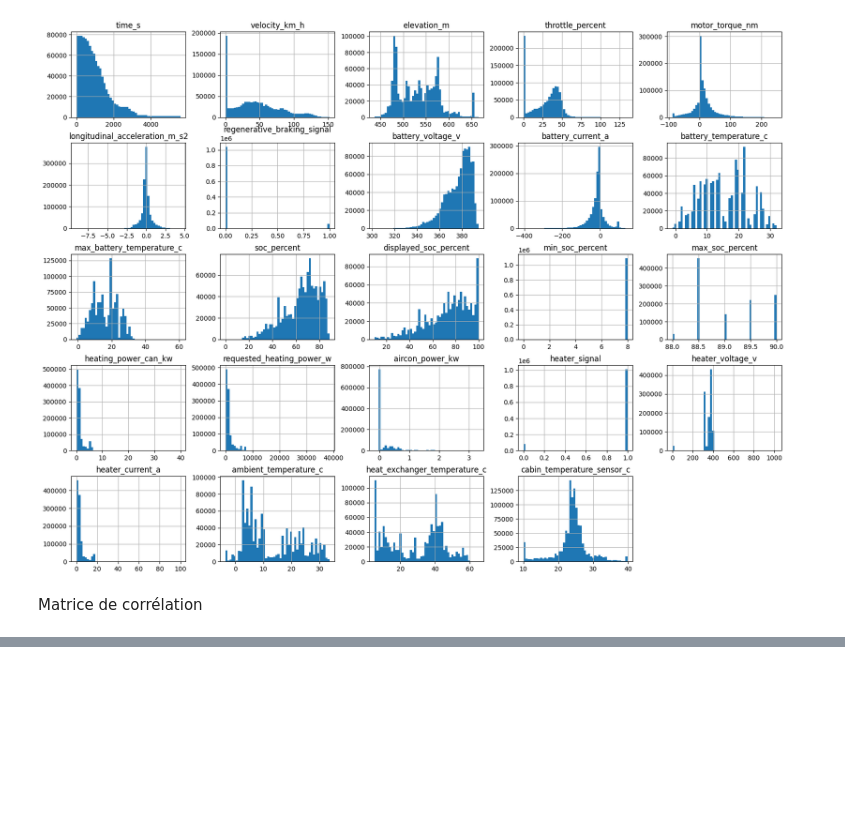
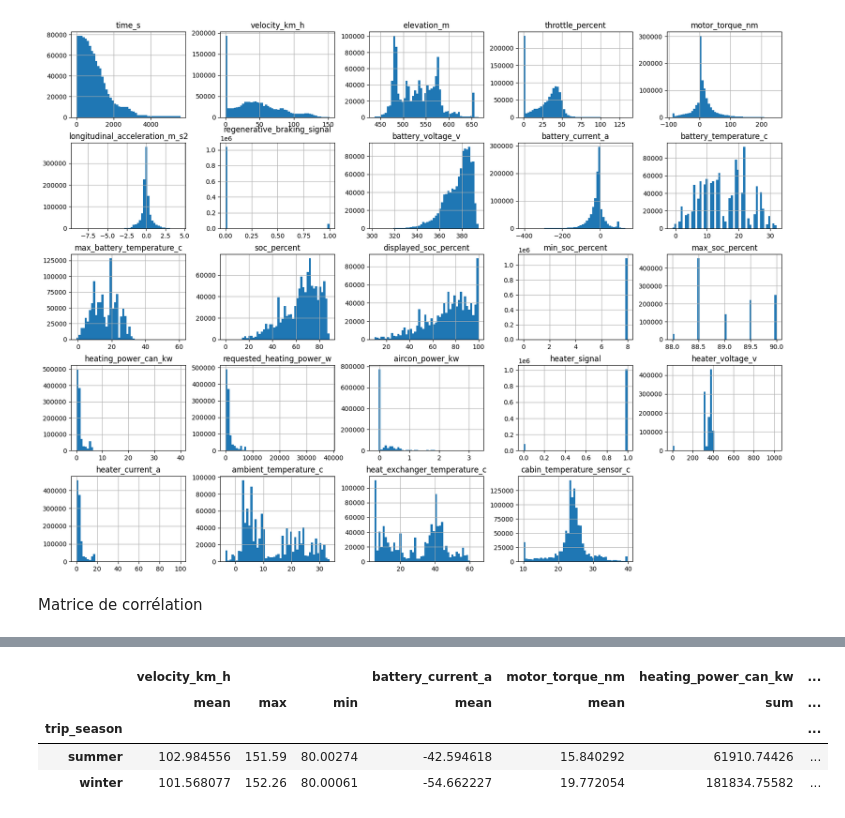
Before and after one commit to nathanboschi25/S4_DataViz_Project, a Jupyter notebook: Project.ipynb, the cells around one changed output, grey strips where cells are left out. Saved outputs shown, nothing was run; the diff lists cells and outputs as text; code cells hidden in the pictures; blank space fills up the shorter version.

```diff
--- a/Project.ipynb
+++ b/Project.ipynb
@@ -321,0 +347,18 @@ plt.show()
+# %%
+high_speed_values = df[df['velocity_km_h'] > 80].groupby('trip_season')
+
+high_speed_values.agg({
+    'velocity_km_h': ['mean', 'max', 'min'],  # Vitesse moyenne, maximale et minimale
+    'battery_current_a': 'mean',  # Moyenne du courant de la batterie
+    'motor_torque_nm': 'mean',  # Moyenne du couple moteur
+    'heating_power_can_kw': 'sum',  # Somme de la puissance de chauffage provenant du CAN
+    'aircon_power_kw': 'sum',  # Somme de la puissance de climatisation
+    'ambient_temperature_c': 'mean',  # Température ambiante moyenne
+    'cabin_temperature_sensor_c': 'mean'  # Température moyenne du capteur de cabine
+})
+# %% [output]
+|  | velocity_km_h |  |  | battery_current_a | motor_torque_nm | heating_power_can_kw | ... |
+|  | mean | max | min | mean | mean | sum | ... |
+| trip_season |  |  |  |  |  |  | ... |
+| summer | 102.984556 | 151.59 | 80.00274 | -42.594618 | 15.840292 | 61910.74426 | ... |
+| winter | 101.568077 | 152.26 | 80.00061 | -54.662227 | 19.772054 | 181834.75582 | ... |
```
Also changed, not shown: parts of 11 cells of this notebook.
